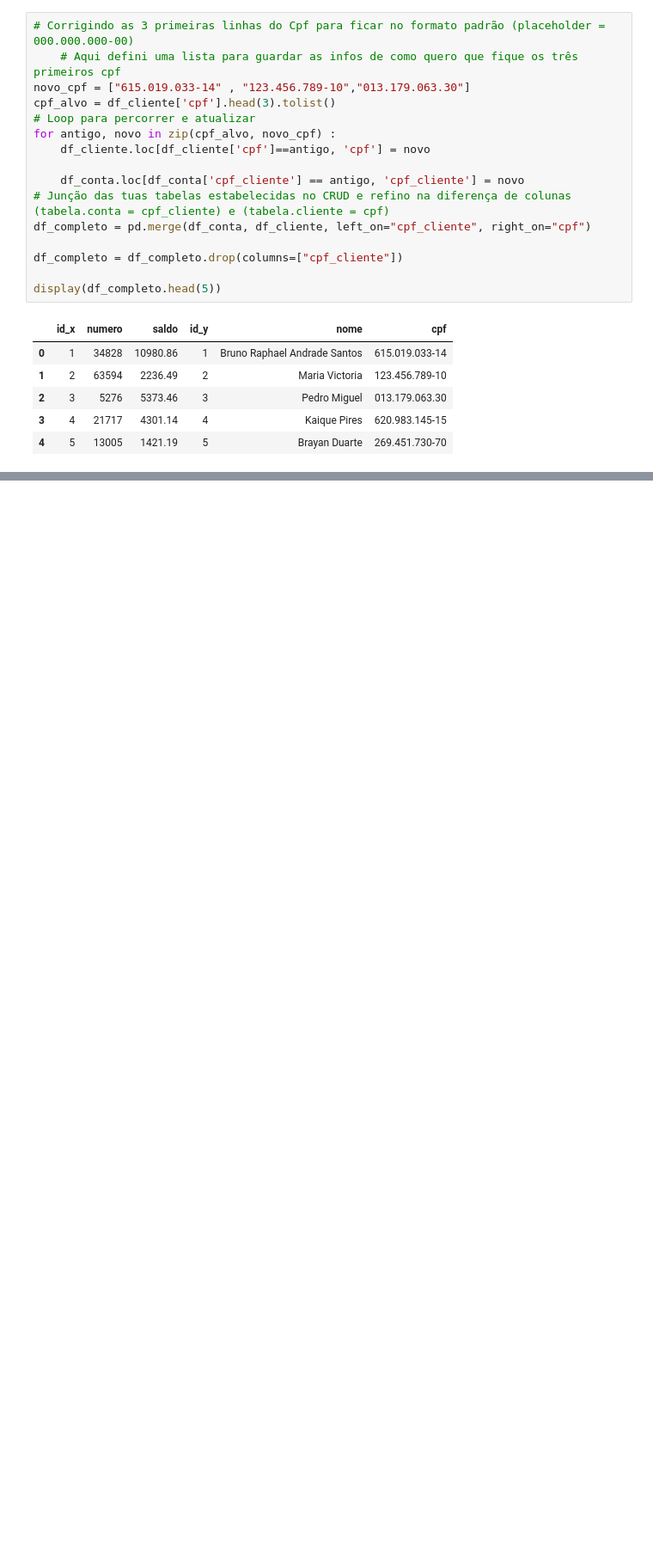
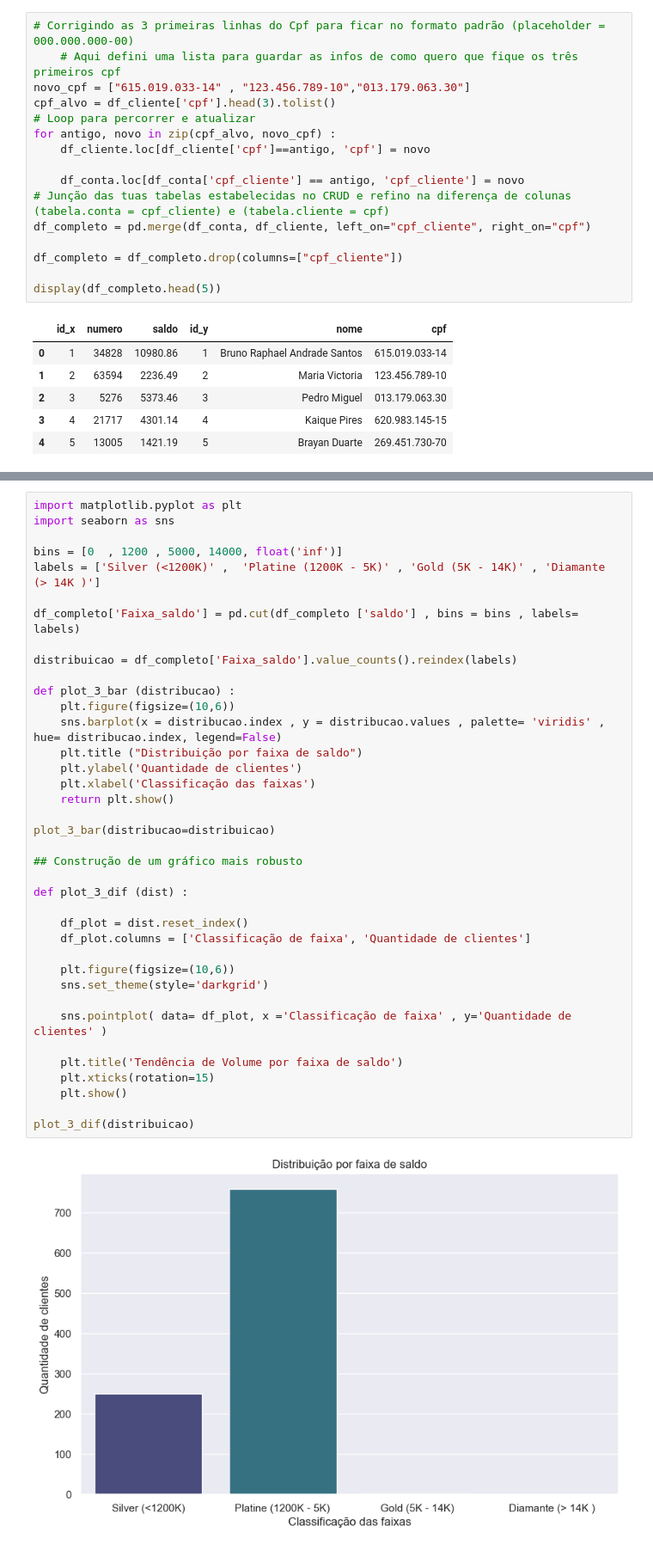
Before and after one commit to BrunoAndrade-dev/Projetos-POO-Python, a Jupyter notebook: SistemaBancário/notebook.ipynb, the cells around one changed output, grey strips where cells are left out. Shown at 86% size. Drawn from its saved outputs; the diff is of its cells as text; blank space fills up the shorter version.

```diff
--- a/SistemaBancário/notebook.ipynb
+++ b/SistemaBancário/notebook.ipynb
@@ -69,0 +107,40 @@ max    1012.000000  99824.000000  10980.860000  1015.000000
+# %%
+import matplotlib.pyplot as plt
+import seaborn as sns
+
+bins = [0  , 1200 , 5000, 14000, float('inf')]
+labels = ['Silver (<1200K)' ,  'Platine (1200K - 5K)' , 'Gold (5K - 14K)' , 'Diamante (> 14K )']
+
+df_completo['Faixa_saldo'] = pd.cut(df_completo ['saldo'] , bins = bins , labels= labels)
+
+distribuicao = df_completo['Faixa_saldo'].value_counts().reindex(labels)
+
+def plot_3_bar (distribucao) :
+    plt.figure(figsize=(10,6))
+    sns.barplot(x = distribucao.index , y = distribucao.values , palette= 'viridis' , hue= distribucao.index, legend=False)
+    plt.title ("Distribuição por faixa de saldo")
+    plt.ylabel('Quantidade de clientes')
+    plt.xlabel('Classificação das faixas')
+    return plt.show()
+
+plot_3_bar(distribucao=distribuicao)
+
+## Construção de um gráfico mais robusto
+
+def plot_3_dif (dist) :
+
+    df_plot = dist.reset_index()
+    df_plot.columns = ['Classificação de faixa', 'Quantidade de clientes']
+
+    plt.figure(figsize=(10,6))
+    sns.set_theme(style='darkgrid')
+
+    sns.pointplot( data= df_plot, x ='Classificação de faixa' , y='Quantidade de clientes' )
+
+    plt.title('Tendência de Volume por faixa de saldo')
+    plt.xticks(rotation=15)
+    plt.show()
+
+plot_3_dif(distribuicao)
+# %% [output]
+[figure, added]
```
Also changed, not shown: parts of 9 cells of this notebook.
